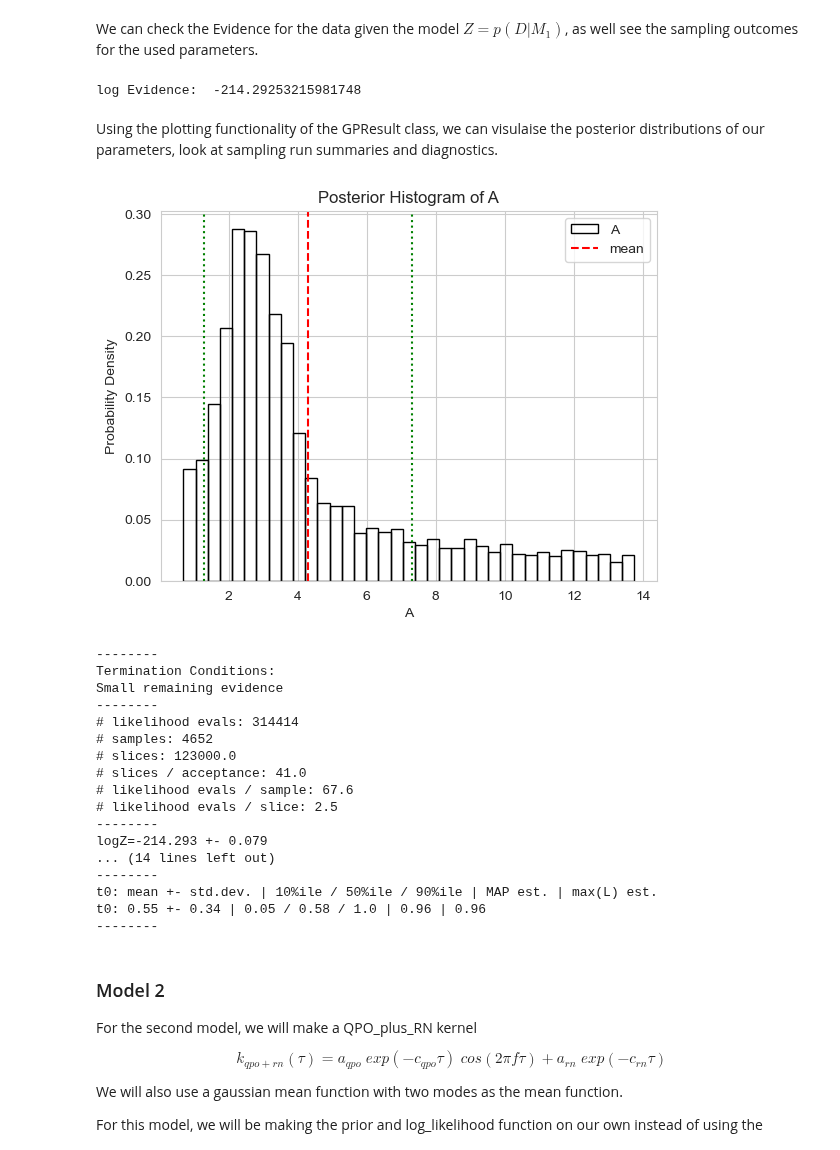
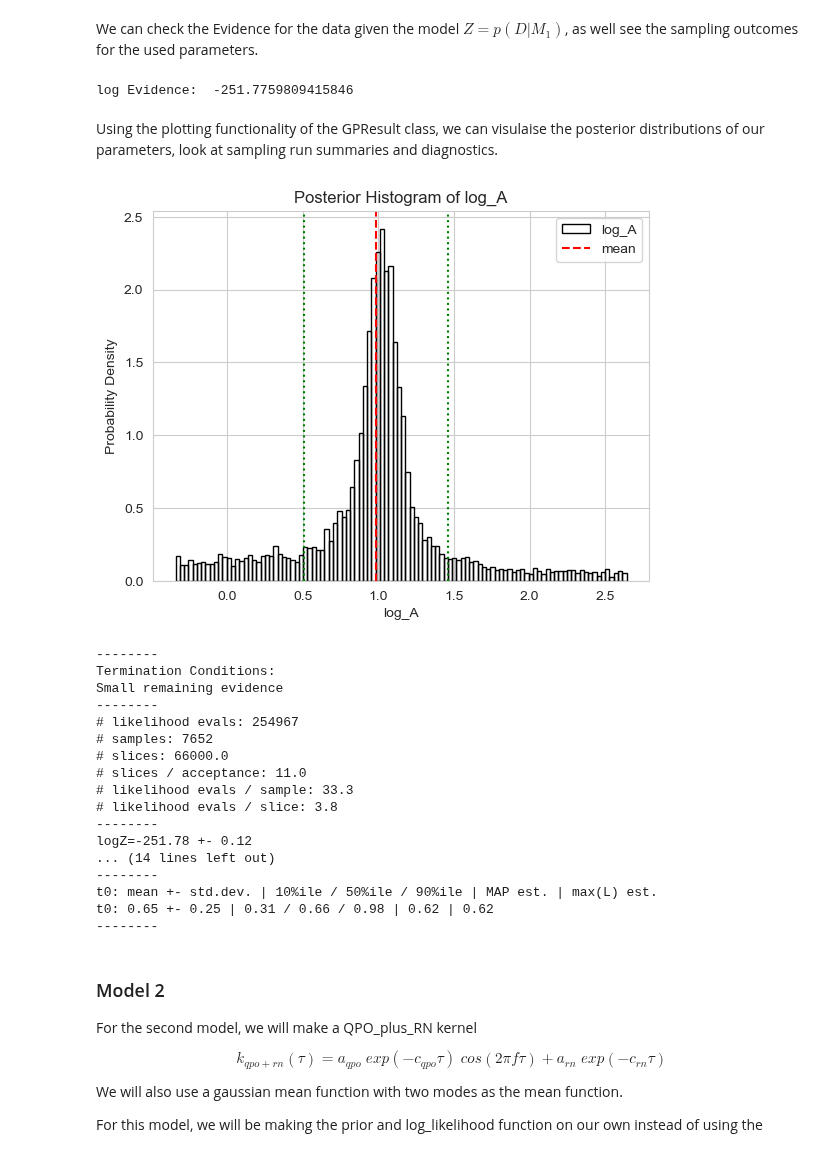
Before and after one commit to Gaurav17Joshi/ProofOfConcept, a Jupyter notebook: Demonstration/demo2.ipynb, the cells around one changed output. Saved outputs shown, nothing was run; the diff lists cells and outputs as text; code cells hidden in the pictures.

```diff
--- a/Demonstration/demo2.ipynb
+++ b/Demonstration/demo2.ipynb
@@ -54,7 +54,7 @@ mean_params = {"A" : jnp.array([3.0, 4.0]), "t0" : jnp.array([0.2, 0.7]),
 
 mean = get_mean(mean_type = "skew_gaussian",  mean_params = mean_params)
 
-jit = 5e-2
+jit = 1e-1
 gp = GaussianProcess(kernel = kernel, X = times, mean_value = mean(times), diag = jit)
 # %% [markdown]
 ### Plotting the Sample Lightcurve
@@ -146,14 +148,14 @@ We can check the Evidence for the data given the model $Z = p(D|M_1)$, as well s
 # %%
 print("log Evidence: ", gpresult.get_evidence())
 # %% [output]
-log Evidence:  -214.29253215981748
+log Evidence:  -251.7759809415846
 # %% [markdown]
 Using the plotting functionality of the GPResult class, we can visulaise the posterior distributions of our parameters, look at sampling run summaries and diagnostics.
 # %%
-plot = gpresult.posterior_plot("A")
+plot = gpresult.posterior_plot("log_A")
 plt.show()
 # %% [output]
-[figure, old version]
+[figure, new version]
 # %%
 gpresult.print_summary()
 # %% [output]
@@ -161,18 +163,18 @@ gpresult.print_summary()
 Termination Conditions:
 Small remaining evidence
 --------
-# likelihood evals: 314414
-# samples: 4652
-# slices: 123000.0
-# slices / acceptance: 41.0
-# likelihood evals / sample: 67.6
-# likelihood evals / slice: 2.5
+# likelihood evals: 254967
+# samples: 7652
+# slices: 66000.0
+# slices / acceptance: 11.0
+# likelihood evals / sample: 33.3
+# likelihood evals / slice: 3.8
 --------
-logZ=-214.293 +- 0.079
+logZ=-251.78 +- 0.12
 ... (14 lines left out)
 --------
 t0: mean +- std.dev. | 10%ile / 50%ile / 90%ile | MAP est. | max(L) est.
-t0: 0.55 +- 0.34 | 0.05 / 0.58 / 1.0 | 0.96 | 0.96
+t0: 0.65 +- 0.25 | 0.31 / 0.66 / 0.98 | 0.62 | 0.62
 --------
 # %% [markdown]
 ### Model 2
```
Also changed, not shown: parts of 12 cells of this notebook, 31 other files.
